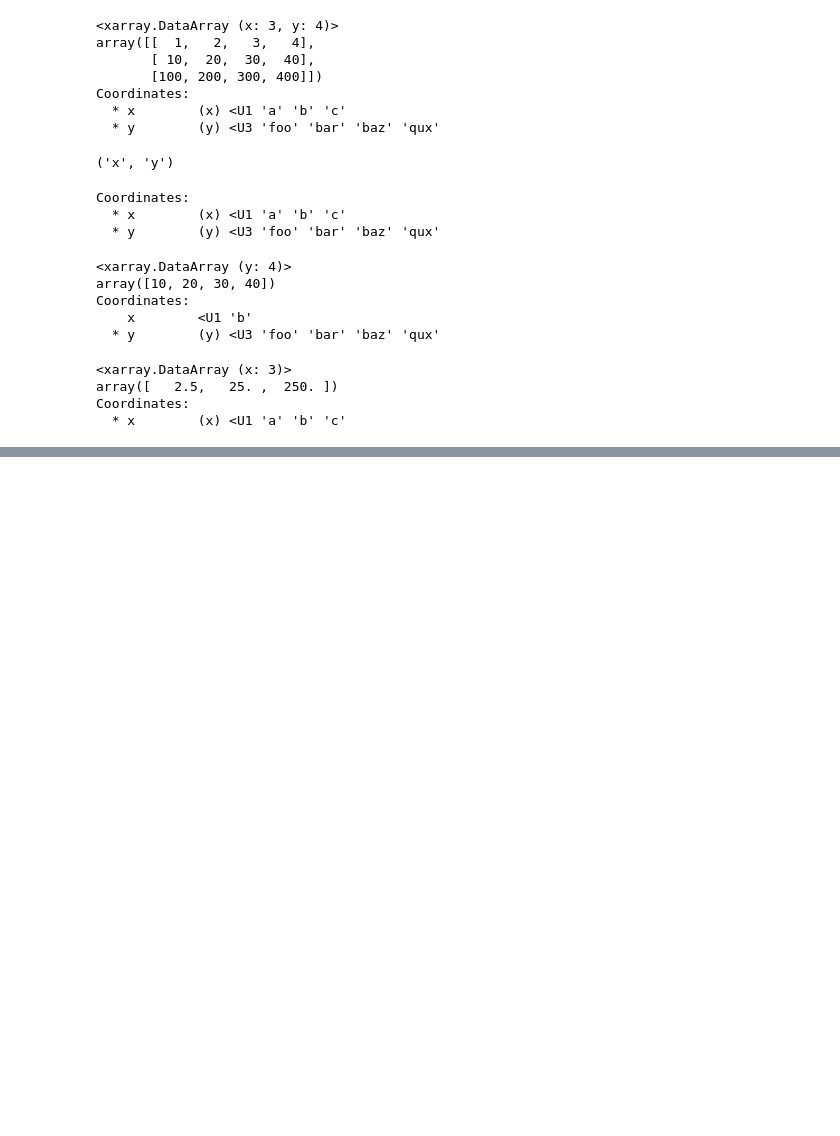
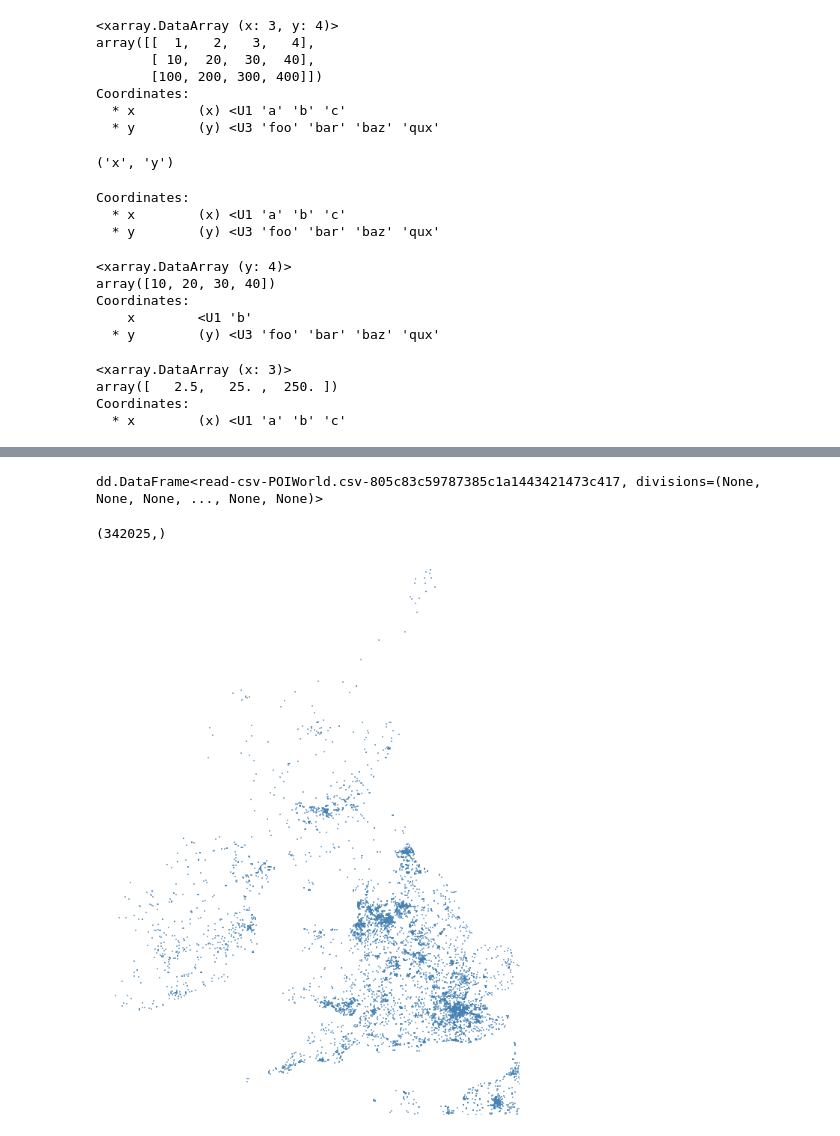
Before and after one commit to springcoil/pydataamsterdamkeynote, a Jupyter notebook: PyDataStack2016.ipynb, the cells around one changed output, grey strips where cells are left out. Cells and saved outputs as stored; diff of their text form; code cells hidden in the pictures; blank space fills up the shorter version.

```diff
--- a/PyDataStack2016.ipynb
+++ b/PyDataStack2016.ipynb
@@ -162,0 +480,7 @@ What about Dask
+# %%
+from dask import dataframe as dd
+columns = ["name", "amenity", "Longitude", "Latitude"]
+data = dd.read_csv('POIWorld.csv', usecols=columns)
+data
+# %% [output]
+dd.DataFrame<read-csv-POIWorld.csv-805c83c59787385c1a1443421473c417, divisions=(None, None, None, ..., None, None)>
@@ -162,0 +489,25 @@ What about Dask
+# %%
+with_amenity = data[data.amenity.notnull()]
+# %%
+#I want to tell if this is a School or not and then plot it on a graph
+is_school = with_amenity.amenity.str.contains('[Ss]chool')
+school = with_amenity[is_school]
+dd.compute(school.amenity.count())
+# %% [output]
+(342025,)
+# %%
+lon, lat = dd.compute(school.Longitude, school.Latitude)
+%matplotlib inline
+# %%
+import matplotlib.pyplot as plt
+from mpl_toolkits.basemap import Basemap
+fig, ax = plt.subplots(figsize=(10, 15))
+m = Basemap(projection='mill',
+            lon_0=-5.23636, lat_0=53.866772,
+            llcrnrlon=-10.65073, llcrnrlat=49.16209,
+            urcrnrlon=1.76334, urcrnrlat=60.860699)
+m.drawmapboundary(fill_color='#ffffff', linewidth=.0)
+x, y = m(lon.values, lat.values)
+m.scatter(x, y, s=1, marker=',', color="steelblue", alpha=0.6);
+# %% [output]
+[figure, added]
```
Also changed, not shown: parts of 59 cells of this notebook, 6 other files.
